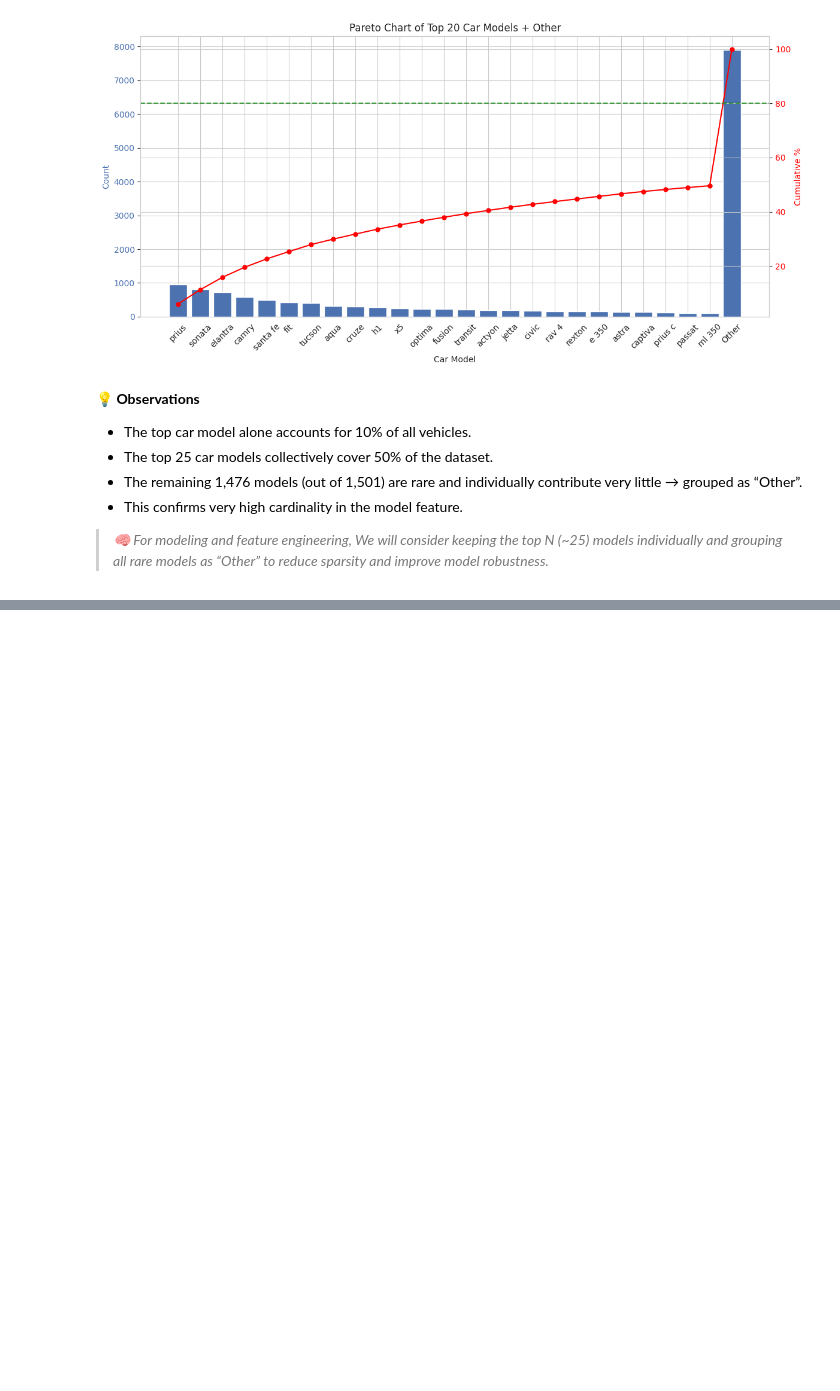
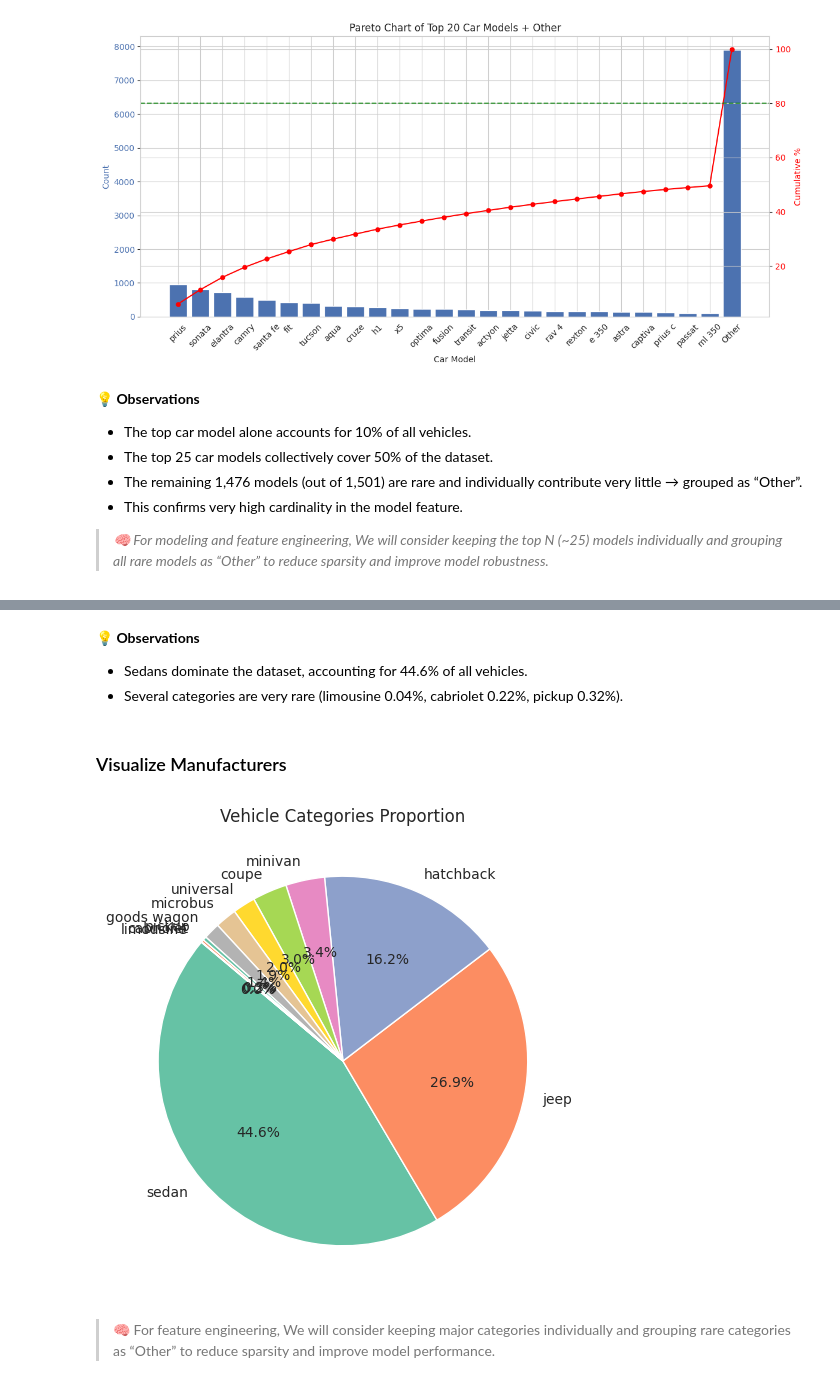
Before and after one commit to Mithula-cbw/Car-Price-Prediction, a Jupyter notebook: notebooks/Group_11_02_Preprocessing_and_Feature_Engineering.ipynb, the cells around one changed output, grey strips where cells are left out. Saved outputs shown, nothing was run; the diff lists cells and outputs as text; code cells hidden in the pictures; blank space fills up the shorter version.

Commit message:
analyze category

```diff
--- a/notebooks/Group_11_02_Preprocessing_and_Feature_Engineering.ipynb
+++ b/notebooks/Group_11_02_Preprocessing_and_Feature_Engineering.ipynb
@@ -918,0 +938,13 @@ plt.show()
+# %%
+# Count categories
+category_counts = df['category'].value_counts().reset_index()
+category_counts.columns = ['Category', 'Count']
+
+# Calculate proportion
+category_counts['Proportion (%)'] = (category_counts['Count'] / len(df) * 100).round(2)
+
+# Print title
+print("🔹 Distribution of Categories\n")
+
+# Print minimal table with percentages
+print(tabulate(category_counts, headers='keys', tablefmt='plain', showindex=False))
@@ -918,0 +966,16 @@ plt.show()
+# %% [markdown]
+**💡 Observations**
+- Sedans dominate the dataset, accounting for 44.6% of all vehicles.
+- Several categories are very rare (limousine 0.04%, cabriolet 0.22%, pickup 0.32%).
+# %% [markdown]
+### Visualize Manufacturers
+# %%
+plt.figure(figsize=(6,6))
+plt.pie(category_counts['Count'], labels=category_counts['Category'],
+        autopct='%1.1f%%', startangle=140, colors=sns.color_palette('Set2', len(category_counts)))
+plt.title("Vehicle Categories Proportion")
+plt.show()
+# %% [output]
+[figure, added]
+# %% [markdown]
+> 🧠 For feature engineering, We will consider keeping major categories individually and grouping rare categories as “Other” to reduce sparsity and improve model performance.
```
Also changed, not shown: parts of 5 cells of this notebook.
